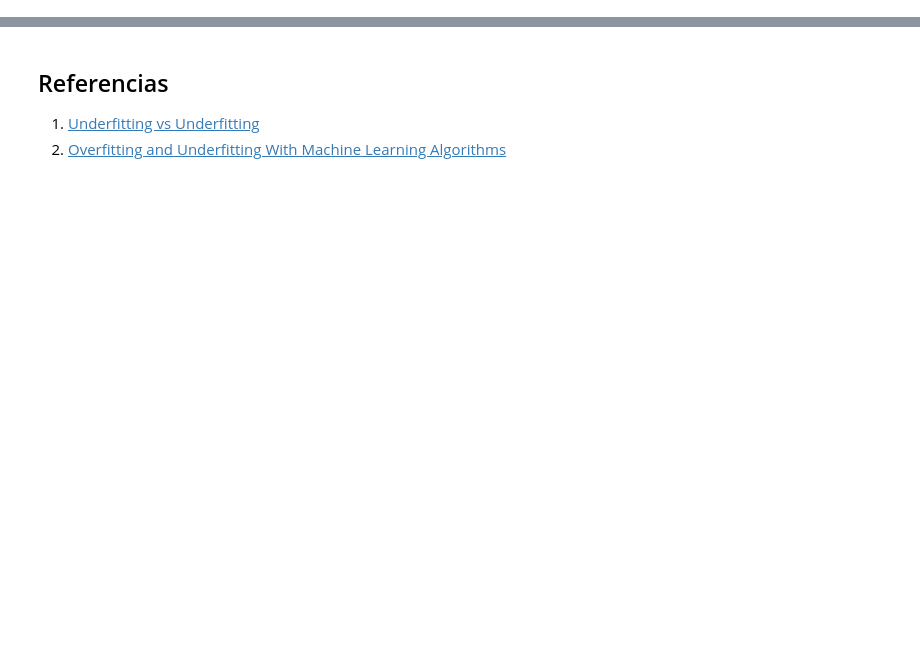
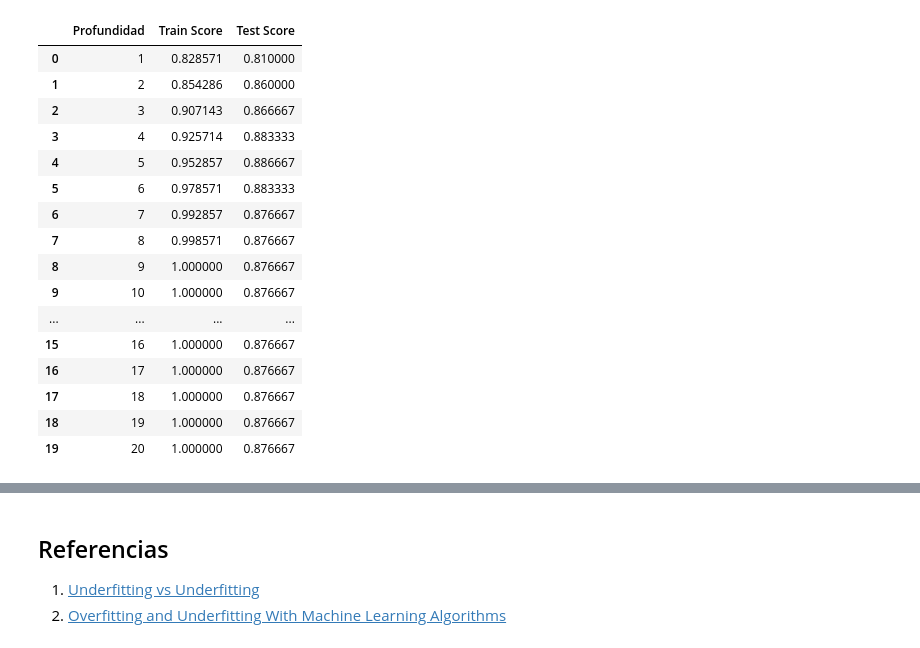
Before and after one commit to fralfaro/MAT281_2024, a Jupyter notebook: docs/lectures/machine_learning/over_01.ipynb, the cells around one changed output, grey strips where cells are left out. Saved outputs shown, nothing was run; the diff lists cells and outputs as text; code cells hidden in the pictures; blank space fills up the shorter version.

```diff
--- a/docs/lectures/machine_learning/over_01.ipynb
+++ b/docs/lectures/machine_learning/over_01.ipynb
@@ -218,0 +140,26 @@ plt.show()
+# %%
+# Resultados en DataFrame para referencia
+results_df = pd.DataFrame({
+    "Profundidad": depths,
+    "Train Score": train_scores,
+    "Test Score": test_scores
+})
+results_df
+# %% [output]
+|  | Profundidad | Train Score | Test Score |
+| 0 | 1 | 0.828571 | 0.810000 |
+| 1 | 2 | 0.854286 | 0.860000 |
+| 2 | 3 | 0.907143 | 0.866667 |
+| 3 | 4 | 0.925714 | 0.883333 |
+| 4 | 5 | 0.952857 | 0.886667 |
+| 5 | 6 | 0.978571 | 0.883333 |
+| 6 | 7 | 0.992857 | 0.876667 |
+| 7 | 8 | 0.998571 | 0.876667 |
+| 8 | 9 | 1.000000 | 0.876667 |
+| 9 | 10 | 1.000000 | 0.876667 |
+| ... | ... | ... | ... |
+| 15 | 16 | 1.000000 | 0.876667 |
+| 16 | 17 | 1.000000 | 0.876667 |
+| 17 | 18 | 1.000000 | 0.876667 |
+| 18 | 19 | 1.000000 | 0.876667 |
+| 19 | 20 | 1.000000 | 0.876667 |
```
Also changed, not shown: parts of 26 cells of this notebook, 3 other files.
